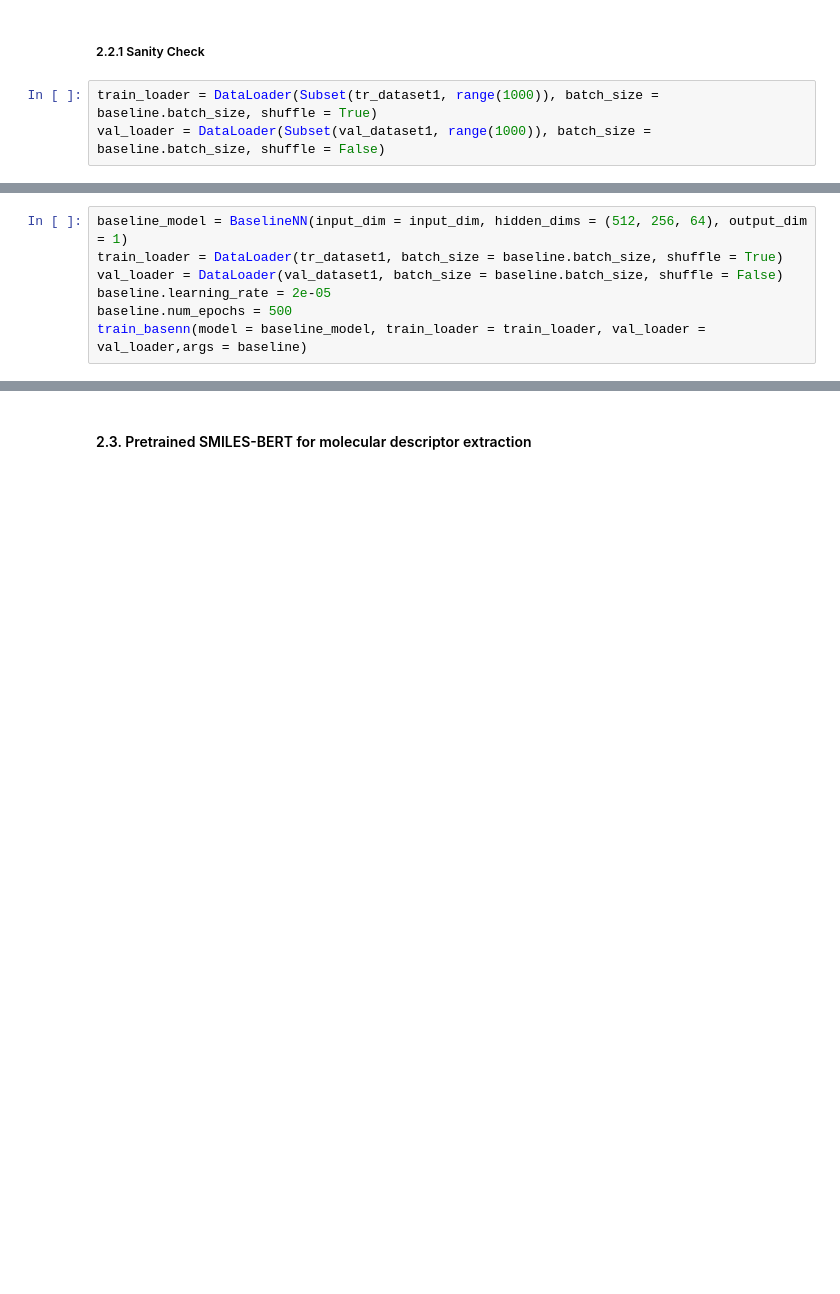
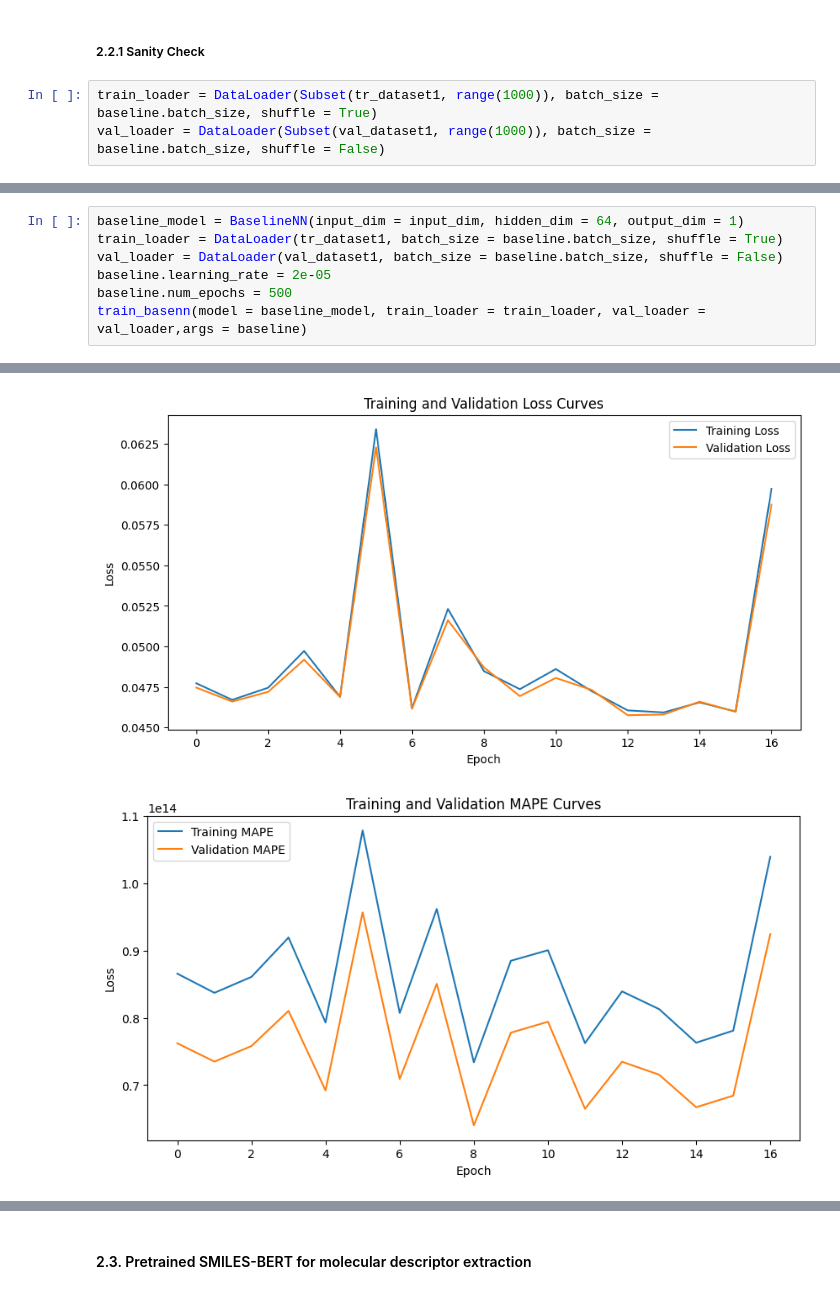
Before and after one commit to harryhk0507-ops/CHE1148-VLE-Project, a Jupyter notebook: NeuralNetWork.ipynb, the cells around one changed output, grey strips where cells are left out. Saved outputs shown, nothing was run; the diff lists cells and outputs as text; blank space fills up the shorter version.

```diff
--- a/NeuralNetWork.ipynb
+++ b/NeuralNetWork.ipynb
@@ -443,7 +478,8 @@ train_basenn(model = sanity, train_loader = train_loader, val_loader = val_loade
 # %%
-baseline_model = BaselineNN(input_dim = input_dim, hidden_dims = (512, 256, 64), output_dim = 1)
+baseline_model = BaselineNN(input_dim = input_dim, hidden_dim = 64, output_dim = 1)
 train_loader = DataLoader(tr_dataset1, batch_size = baseline.batch_size, shuffle = True)
 val_loader = DataLoader(val_dataset1, batch_size = baseline.batch_size, shuffle = False)
 baseline.learning_rate = 2e-05
 baseline.num_epochs = 500
 train_basenn(model = baseline_model, train_loader = train_loader, val_loader = val_loader,args = baseline)
+# %% [output]
@@ -449,0 +503,2 @@ train_basenn(model = baseline_model, train_loader = train_loader, val_loader = v
+[figure, added]
+[figure, added]
```
Also changed, not shown: parts of 15 cells of this notebook.
